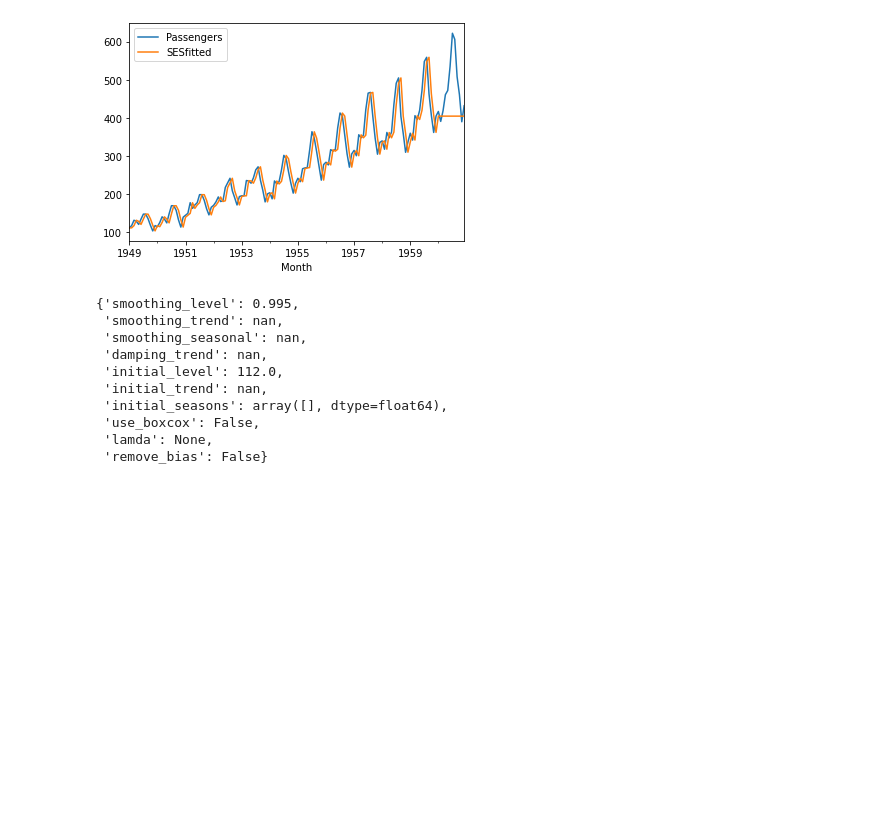
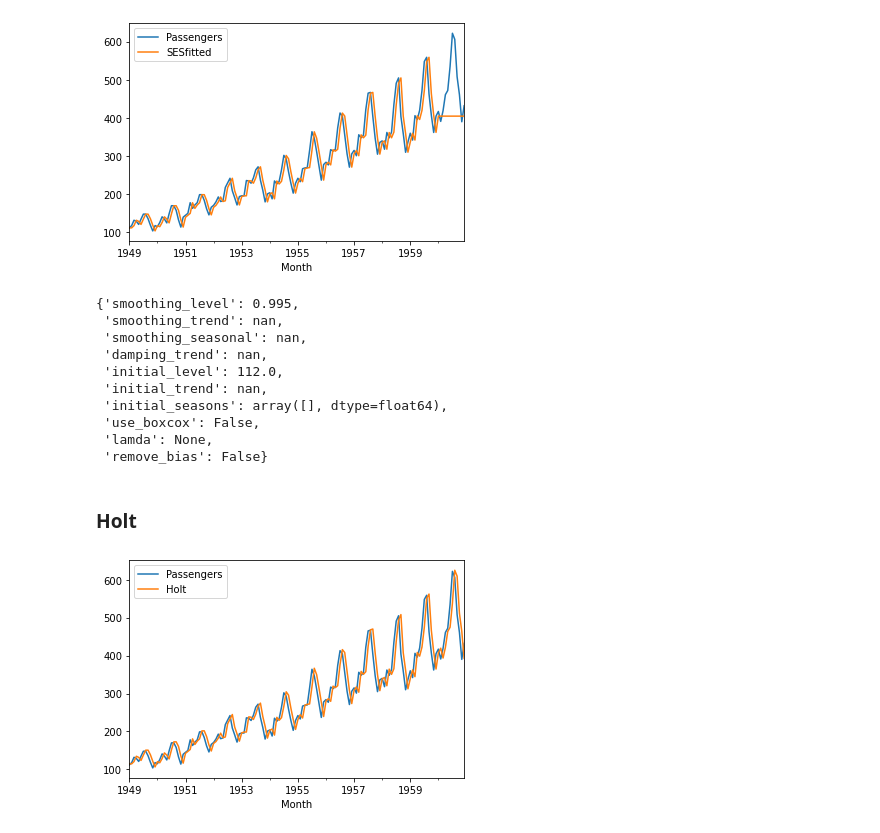
Before and after one commit to tohidabedini/deep-learning-courses, a Jupyter notebook: 04-Udemy - Financial/03-Time Series Analysis/3.8-EWMA and Holt-Winters.ipynb, the cells around one changed output. Drawn from its saved outputs; the diff is of its cells as text; code cells hidden in the pictures; blank space fills up the shorter version.

```diff
--- a/04-Udemy - Financial/03-Time Series Analysis/2.8-EWMA and Holt-Winters.ipynb
+++ b/04-Udemy - Financial/03-Time Series Analysis/3.8-EWMA and Holt-Winters.ipynb
@@ -169,3 +169,15 @@ res.params
  'use_boxcox': False,
  'lamda': None,
  'remove_bias': False}
+# %% [markdown]
+### Holt
+# %%
+holt = Holt(df["Passengers"])
+# %%
+res_h = holt.fit()
+# %%
+df["Holt"] = res_h.fittedvalues
+# %%
+df[["Passengers", "Holt"]].plot();
+# %% [output]
+[figure, added]
```
Also changed, not shown: parts of 4 cells of this notebook.
